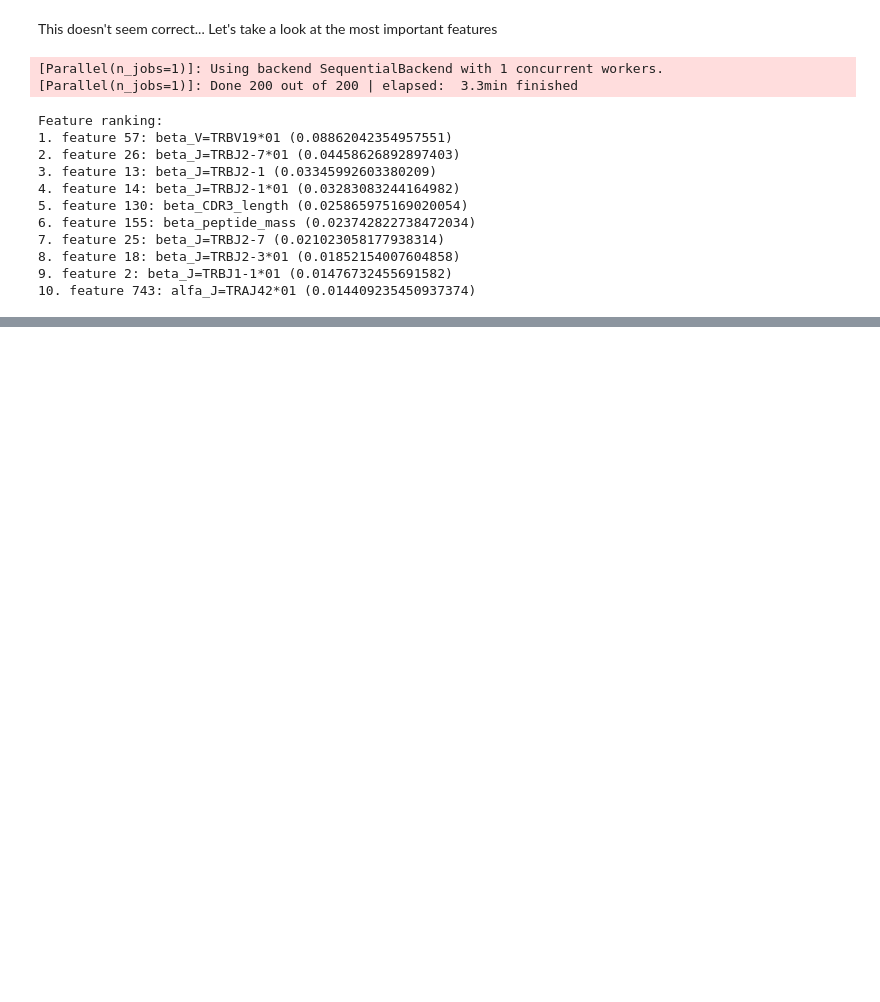
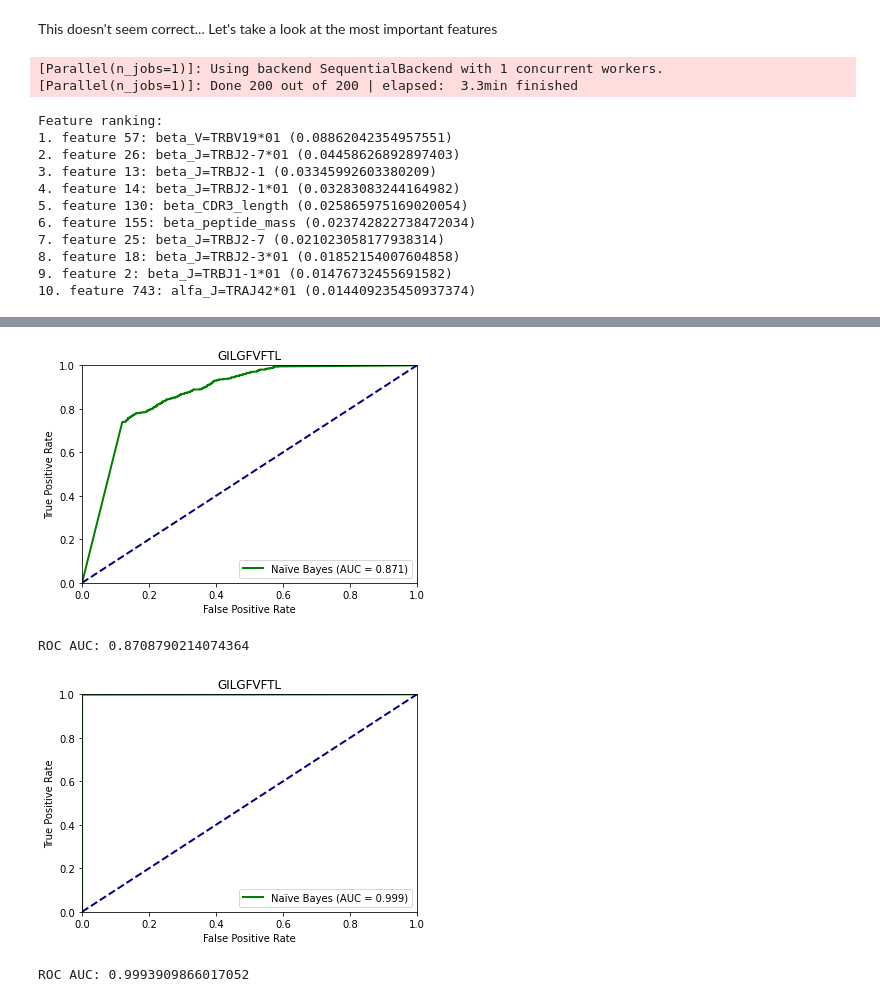
Before and after one commit to arnodeceuninck/thesis, a Jupyter notebook: 3 classification.ipynb, the cells around one changed output, grey strips where cells are left out. Saved outputs shown, nothing was run; the diff lists cells and outputs as text; code cells hidden in the pictures; blank space fills up the shorter version.

```diff
--- a/3 classification.ipynb
+++ b/3 classification.ipynb
@@ -108,0 +173,41 @@ Feature ranking:
+# %%
+def fix_missing_columns(train_columns, df):
+    # add all columns that are in x to x_test (and fill them with 0's if they weren't in x_test)
+    for col in train_columns:
+        if col not in df.columns:
+            df[col] = 0
+
+    # remove all columns from x_test that are not in x
+    x_test = df[x_train.columns]
+    return x_test
+
+x_test = fix_missing_columns(x_train.columns, x_test)
+x_test2 = fix_missing_columns(x_train.columns, x_test2)
+
+assert x_train.shape[1] == x_test.shape[1]
+# %%
+from sklearn.naive_bayes import GaussianNB
+from sklearn import metrics
+
+# Run naïve bayes
+clf = GaussianNB()
+clf_fitted = clf.fit(x_train, y_train)
+
+# predict and calculate roc test=True
+predictions_rf = clf_fitted.predict_proba(x_test)
+fpr, tpr, thresholds = metrics.roc_curve(y_test, predictions_rf[:, 1], pos_label=1)
+roc_auc = metrics.auc(fpr, tpr)
+plot_roc_curve(fpr, tpr, label=f'Naïve Bayes (AUC = {roc_auc:.3f})', title="GILGFVFTL")
+print(f"ROC AUC: {roc_auc}")
+
+# predict and calculate roc test=False
+predictions_rf = clf_fitted.predict_proba(x_test2)
+fpr, tpr, thresholds = metrics.roc_curve(y_test, predictions_rf[:, 1], pos_label=1)
+roc_auc = metrics.auc(fpr, tpr)
+plot_roc_curve(fpr, tpr, label=f'Naïve Bayes (AUC = {roc_auc:.3f})', title="GILGFVFTL")
+print(f"ROC AUC: {roc_auc}")
+# %% [output]
+[figure, added]
+ROC AUC: 0.8708790214074364
+[figure, added]
+ROC AUC: 0.9993909866017052
```
Also changed, not shown: parts of 24 cells of this notebook, 2 other files.
